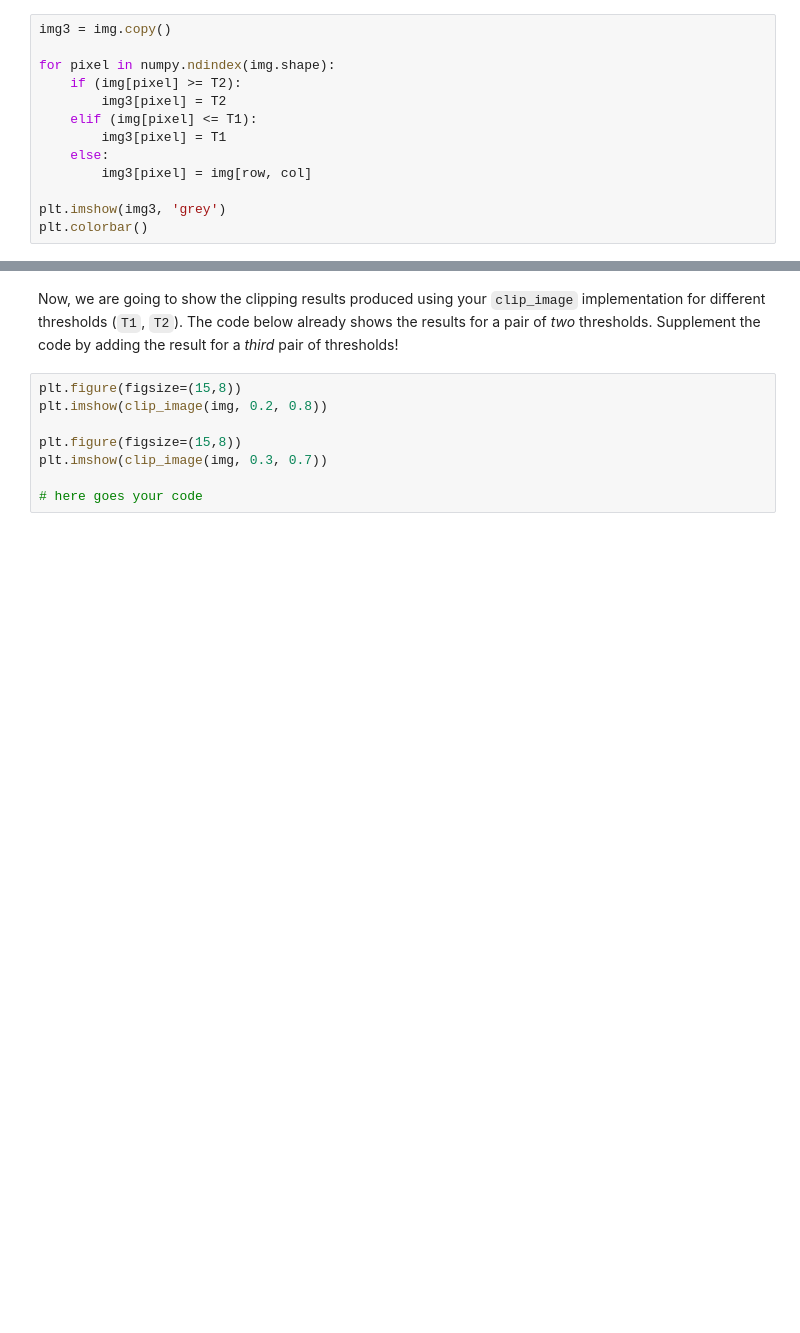
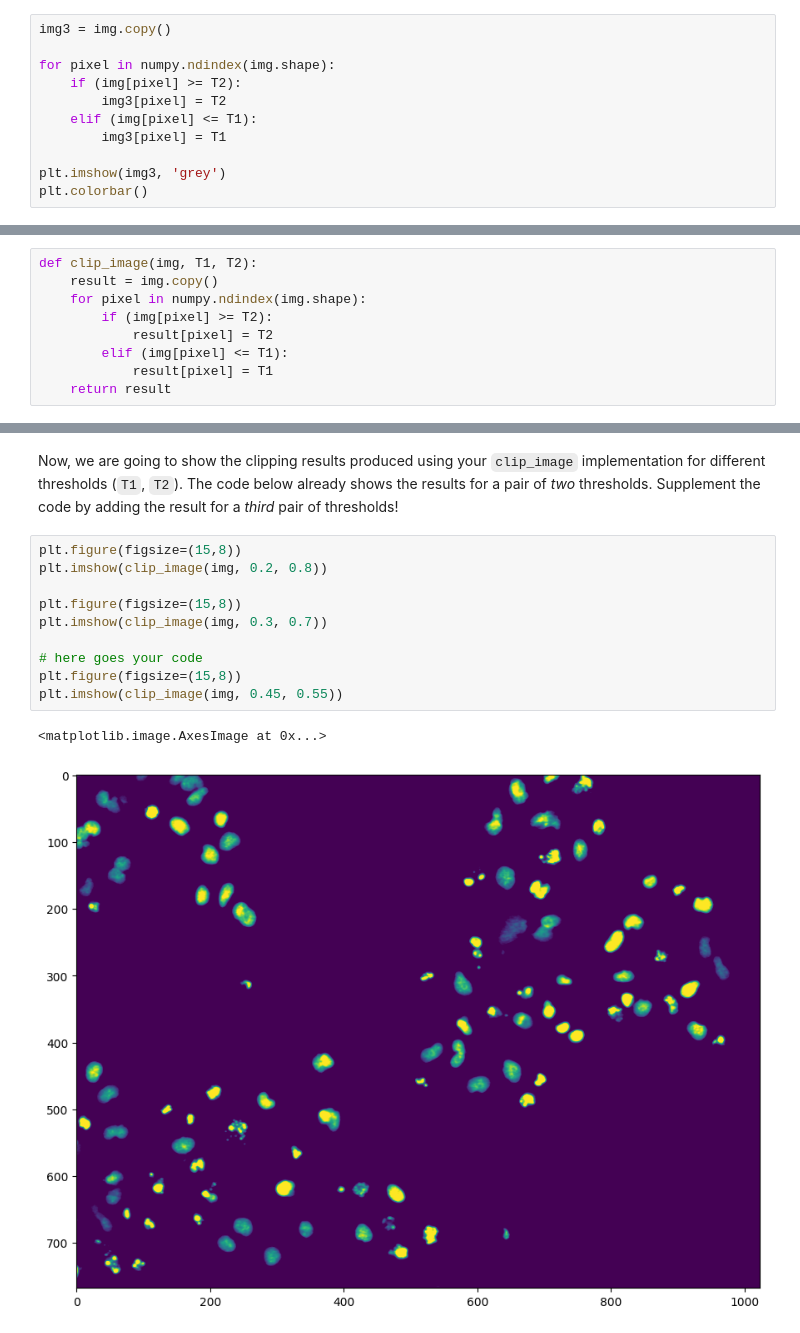
Before and after one commit to Theresa-F/mobi-fs3-python, a Jupyter notebook: task2.ipynb, the cells around one changed output, grey strips where cells are left out. Drawn from its saved outputs; the diff is of its cells as text; blank space fills up the shorter version.

```diff
--- a/task2.ipynb
+++ b/task2.ipynb
@@ -95,8 +95,6 @@ for pixel in numpy.ndindex(img.shape):
         img3[pixel] = T2
     elif (img[pixel] <= T1):
         img3[pixel] = T1
-    else:
-        img3[pixel] = img[row, col]
 
 plt.imshow(img3, 'grey')
 plt.colorbar()
@@ -116,3 +110,12 @@ def clip_image(img, T1, T2):
+# %%
+def clip_image(img, T1, T2):
+    result = img.copy()
+    for pixel in numpy.ndindex(img.shape):
+        if (img[pixel] >= T2):
+            result[pixel] = T2
+        elif (img[pixel] <= T1):
+            result[pixel] = T1
+    return result
 # %% [markdown]
 **Hints:**
 1. The implementation of the function starts after the `def`-line. Any instructions written *(i)* below this line and *(ii)* indented to the right will be run *from top to bottom* whenever you use this function. The execution of the function ends when the last instruction is reached or a `return` statement is encountered.
@@ -128,8 +129,13 @@ Now, we are going to show the clipping results produced using your `clip_image`
 # %%
 plt.figure(figsize=(15,8))
 plt.imshow(clip_image(img, 0.2, 0.8))
 
 plt.figure(figsize=(15,8))
 plt.imshow(clip_image(img, 0.3, 0.7))
 
 # here goes your code
+plt.figure(figsize=(15,8))
+plt.imshow(clip_image(img, 0.45, 0.55))
+# %% [output]
+<matplotlib.image.AxesImage at 0x...>
+[figure, added]
```
Also changed, not shown: parts of 6 cells of this notebook.
